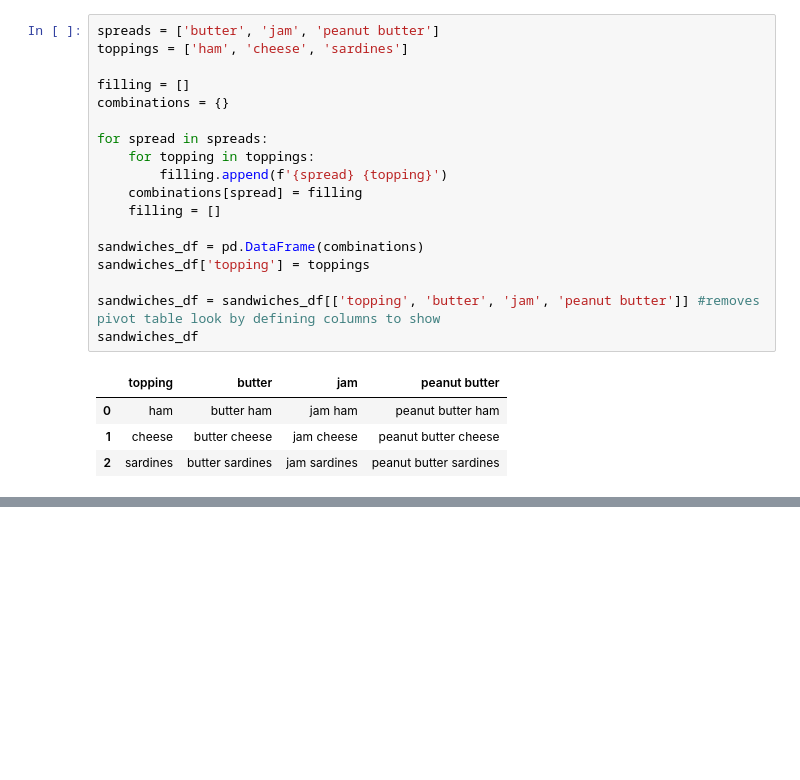
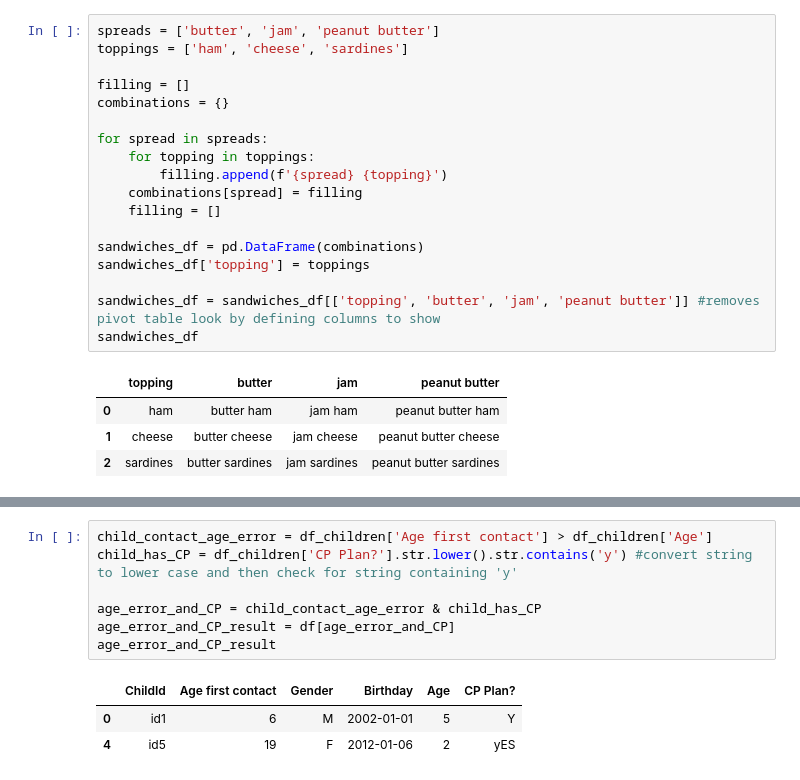
Before and after one commit to data-to-insight/ERN-sessions, a Jupyter notebook: Martin_Homer/module_2.ipynb, the cells around one changed output, grey strips where cells are left out. Saved outputs shown, nothing was run; the diff lists cells and outputs as text; blank space fills up the shorter version.

```diff
--- a/Martin_Homer/module_2.ipynb
+++ b/Martin_Homer/module_2.ipynb
@@ -297,0 +396,11 @@ sandwiches_df
+# %%
+child_contact_age_error = df_children['Age first contact'] > df_children['Age']
+child_has_CP = df_children['CP Plan?'].str.lower().str.contains('y') #convert string to lower case and then check for string containing 'y'
+
+age_error_and_CP = child_contact_age_error & child_has_CP
+age_error_and_CP_result = df[age_error_and_CP]
+age_error_and_CP_result
+# %% [output]
+|  | ChildId | Age first contact | Gender | Birthday | Age | CP Plan? |
+| 0 | id1 | 6 | M | 2002-01-01 | 5 | Y |
+| 4 | id5 | 19 | F | 2012-01-06 | 2 | yES |
```
Also changed, not shown: parts of 8 cells of this notebook.
